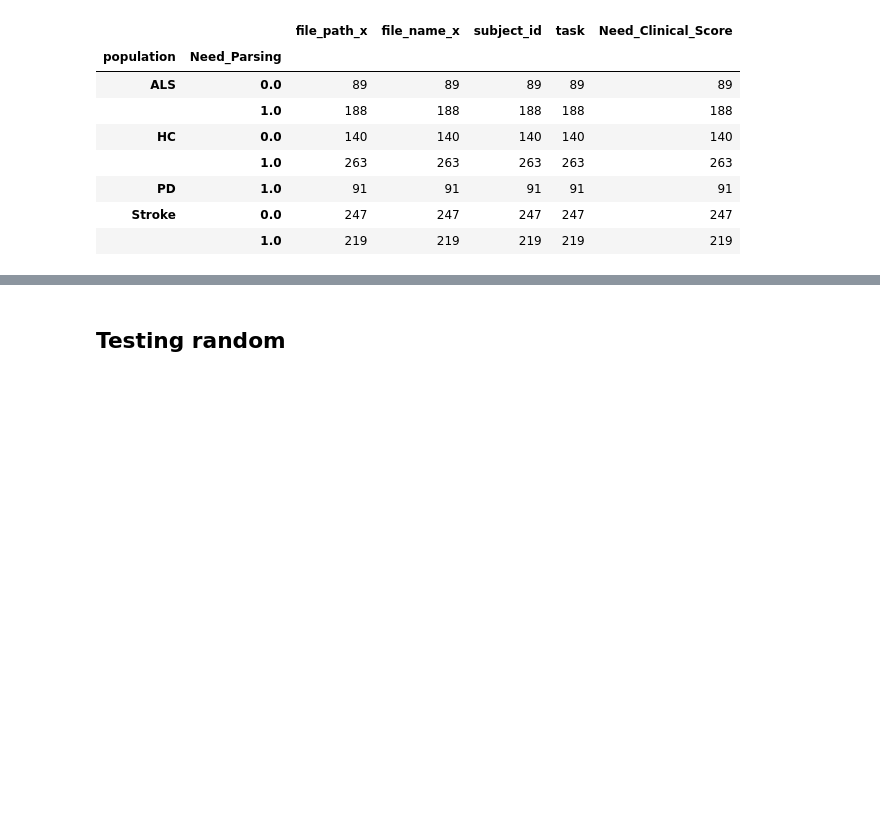
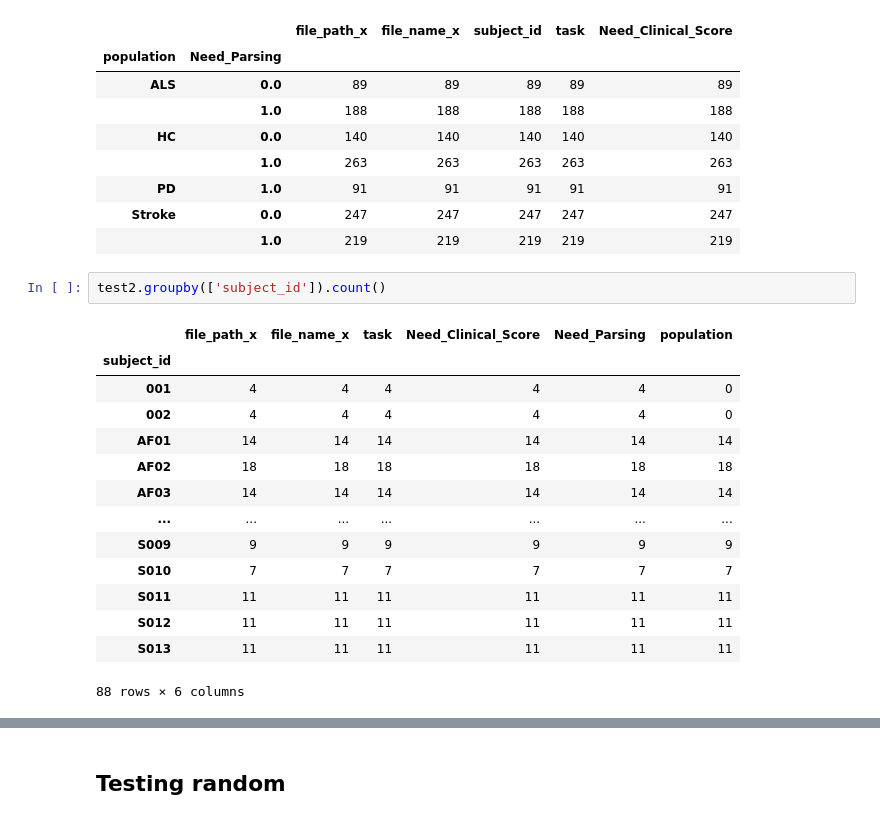
Before and after one commit to denizjafari/ClinicalScore, a Jupyter notebook: data_availability.ipynb, the cells around one changed output, grey strips where cells are left out. Drawn from its saved outputs; the diff is of its cells as text; blank space fills up the shorter version.

```diff
--- a/data_availability.ipynb
+++ b/data_availability.ipynb
@@ -453,3 +454,20 @@ test2.groupby(['population', 'Need_Parsing']).count()
 | PD | 1.0 | 91 | 91 | 91 | 91 | 91 |
 | Stroke | 0.0 | 247 | 247 | 247 | 247 | 247 |
 |  | 1.0 | 219 | 219 | 219 | 219 | 219 |
+# %%
+test2.groupby(['subject_id']).count()
+# %% [output]
+|  | file_path_x | file_name_x | task | Need_Clinical_Score | Need_Parsing | population |
+| subject_id |  |  |  |  |  |  |
+| 001 | 4 | 4 | 4 | 4 | 4 | 0 |
+| 002 | 4 | 4 | 4 | 4 | 4 | 0 |
+| AF01 | 14 | 14 | 14 | 14 | 14 | 14 |
+| AF02 | 18 | 18 | 18 | 18 | 18 | 18 |
+| AF03 | 14 | 14 | 14 | 14 | 14 | 14 |
+| ... | ... | ... | ... | ... | ... | ... |
+| S009 | 9 | 9 | 9 | 9 | 9 | 9 |
+| S010 | 7 | 7 | 7 | 7 | 7 | 7 |
+| S011 | 11 | 11 | 11 | 11 | 11 | 11 |
+| S012 | 11 | 11 | 11 | 11 | 11 | 11 |
+| S013 | 11 | 11 | 11 | 11 | 11 | 11 |
+88 rows × 6 columns
```
Also changed, not shown: parts of 4 cells of this notebook, 1 other file.
